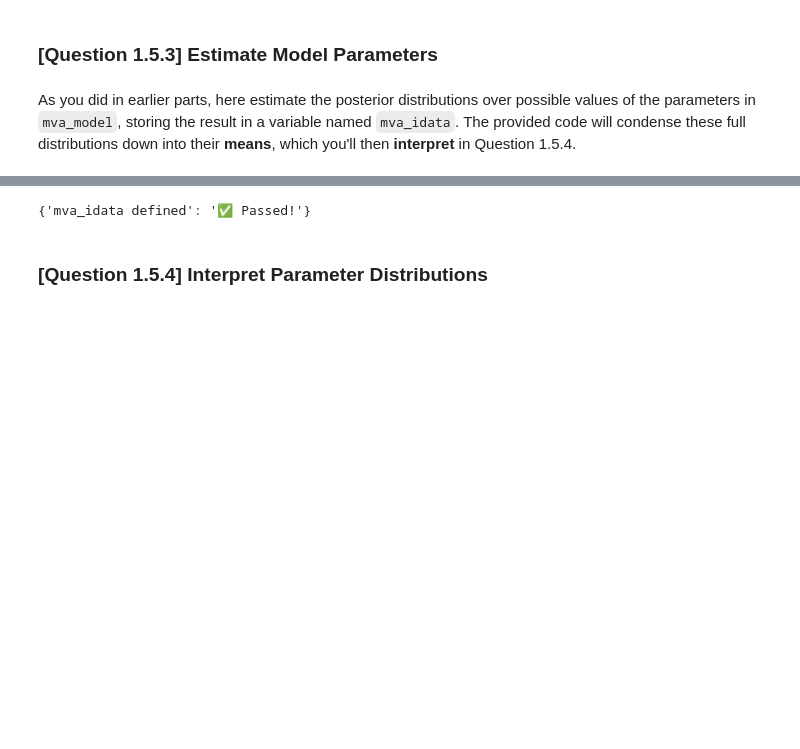
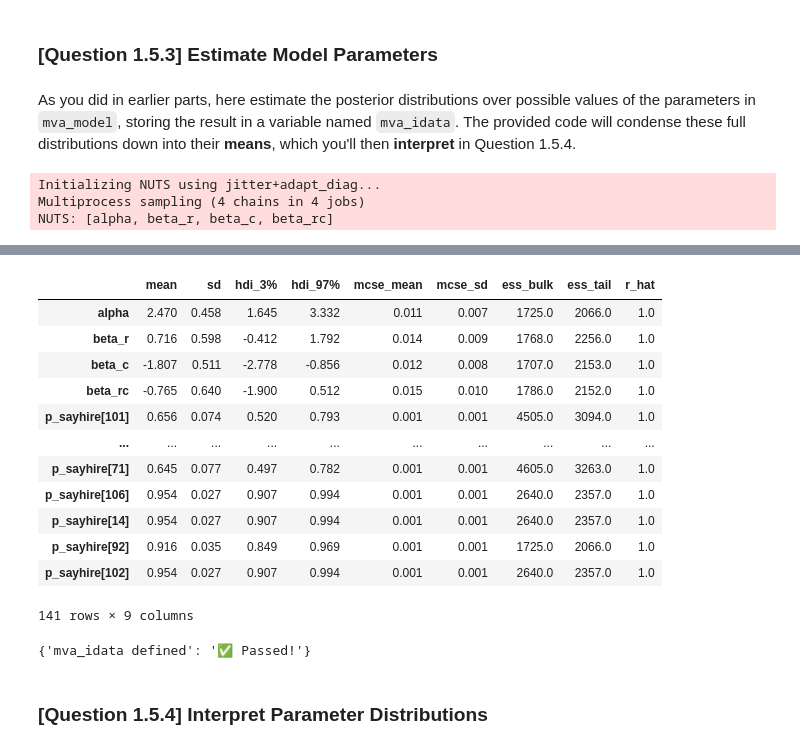
Before and after one commit to mw1296/dsan5650_social_causal_inference, a Jupyter notebook: homework/DSAN5650_HW3.ipynb, the cells around one changed output, grey strips where cells are left out. Saved outputs shown, nothing was run; the diff lists cells and outputs as text; code cells hidden in the pictures; blank space fills up the shorter version.

```diff
--- a/homework/DSAN5650_HW3.ipynb
+++ b/homework/DSAN5650_HW3.ipynb
@@ -1169,8 +1174,13 @@ As you did in earlier parts, here estimate the posterior distributions over poss
 # @title Q1.5.3-response
 
 # Your code here: Estimate posterior distributions
-
+with mva_model:
+    mva_idata = pm.sample(random_seed=5650)
 # Once you've stored the posterior estimates in mva_idata, uncomment the following
 # line to generate a summary table of the model parameter distributions
 
-# az.summary(mva_idata)
+az.summary(mva_idata)
+# %% [output]
+Initializing NUTS using jitter+adapt_diag...
+Multiprocess sampling (4 chains in 4 jobs)
+NUTS: [alpha, beta_r, beta_c, beta_rc]
@@ -1177,3 +1190,16 @@ As you did in earlier parts, here estimate the posterior distributions over poss
+|  | mean | sd | hdi_3% | hdi_97% | mcse_mean | mcse_sd | ess_bulk | ess_tail | r_hat |
+| alpha | 2.470 | 0.458 | 1.645 | 3.332 | 0.011 | 0.007 | 1725.0 | 2066.0 | 1.0 |
+| beta_r | 0.716 | 0.598 | -0.412 | 1.792 | 0.014 | 0.009 | 1768.0 | 2256.0 | 1.0 |
+| beta_c | -1.807 | 0.511 | -2.778 | -0.856 | 0.012 | 0.008 | 1707.0 | 2153.0 | 1.0 |
+| beta_rc | -0.765 | 0.640 | -1.900 | 0.512 | 0.015 | 0.010 | 1786.0 | 2152.0 | 1.0 |
+| p_sayhire[101] | 0.656 | 0.074 | 0.520 | 0.793 | 0.001 | 0.001 | 4505.0 | 3094.0 | 1.0 |
+| ... | ... | ... | ... | ... | ... | ... | ... | ... | ... |
+| p_sayhire[71] | 0.645 | 0.077 | 0.497 | 0.782 | 0.001 | 0.001 | 4605.0 | 3263.0 | 1.0 |
+| p_sayhire[106] | 0.954 | 0.027 | 0.907 | 0.994 | 0.001 | 0.001 | 2640.0 | 2357.0 | 1.0 |
+| p_sayhire[14] | 0.954 | 0.027 | 0.907 | 0.994 | 0.001 | 0.001 | 2640.0 | 2357.0 | 1.0 |
+| p_sayhire[92] | 0.916 | 0.035 | 0.849 | 0.969 | 0.001 | 0.001 | 1725.0 | 2066.0 | 1.0 |
+| p_sayhire[102] | 0.954 | 0.027 | 0.907 | 0.994 | 0.001 | 0.001 | 2640.0 | 2357.0 | 1.0 |
+141 rows × 9 columns
 # %%
 # @title Q1.5.3-public-tests
 q1_5_3_public_tests = {
```
Also changed, not shown: parts of 10 cells of this notebook.
